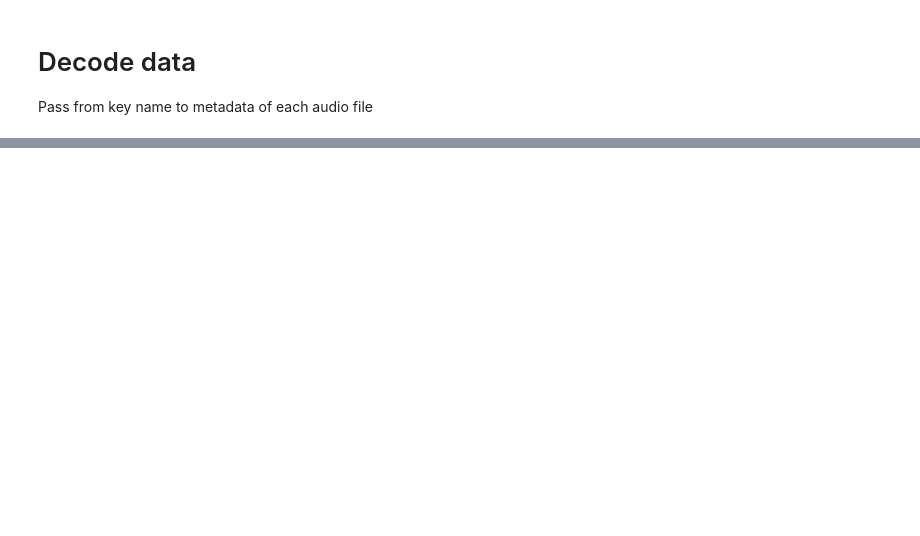
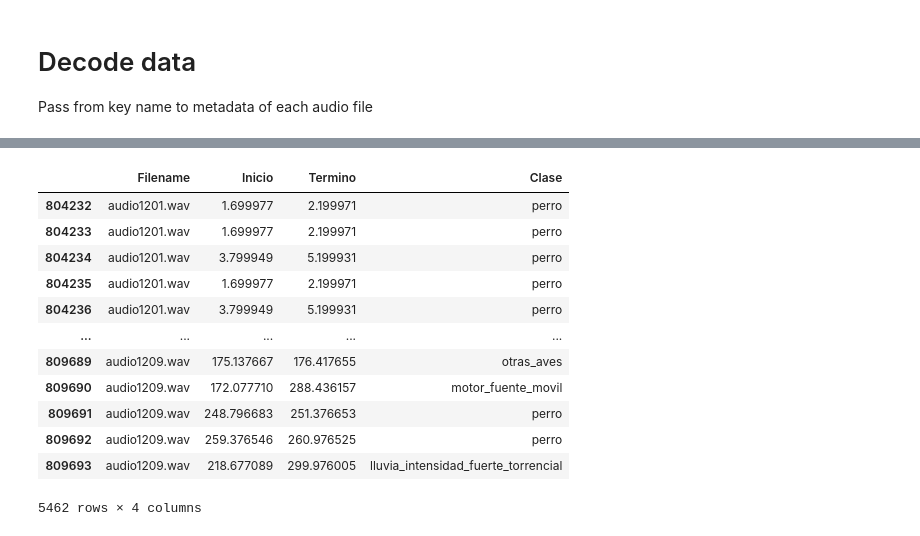
Before and after one commit to Nigglea/collab-labelling-psed_fia2022, a Jupyter notebook: 01_decode_data.ipynb, the cells around one changed output, grey strips where cells are left out. Saved outputs shown, nothing was run; the diff lists cells and outputs as text; code cells hidden in the pictures; blank space fills up the shorter version.

```diff
--- a/01_decode_data.ipynb
+++ b/01_decode_data.ipynb
@@ -43,3 +69,19 @@ df_label
+# %%
+df_label.iloc[804232:,:]
+# %% [output]
+|  | Filename | Inicio | Termino | Clase |
+| 804232 | audio1201.wav | 1.699977 | 2.199971 | perro |
+| 804233 | audio1201.wav | 1.699977 | 2.199971 | perro |
+| 804234 | audio1201.wav | 3.799949 | 5.199931 | perro |
+| 804235 | audio1201.wav | 1.699977 | 2.199971 | perro |
+| 804236 | audio1201.wav | 3.799949 | 5.199931 | perro |
+| ... | ... | ... | ... | ... |
+| 809689 | audio1209.wav | 175.137667 | 176.417655 | otras_aves |
+| 809690 | audio1209.wav | 172.077710 | 288.436157 | motor_fuente_movil |
+| 809691 | audio1209.wav | 248.796683 | 251.376653 | perro |
+| 809692 | audio1209.wav | 259.376546 | 260.976525 | perro |
+| 809693 | audio1209.wav | 218.677089 | 299.976005 | lluvia_intensidad_fuerte_torrencial |
+5462 rows × 4 columns
 # %%
 nums = [file2num(file) for file in df_label.Filename.values]
 hours = [num2hour(num) for num in nums]
```
Also changed, not shown: parts of 6 cells of this notebook, 2 other files.
